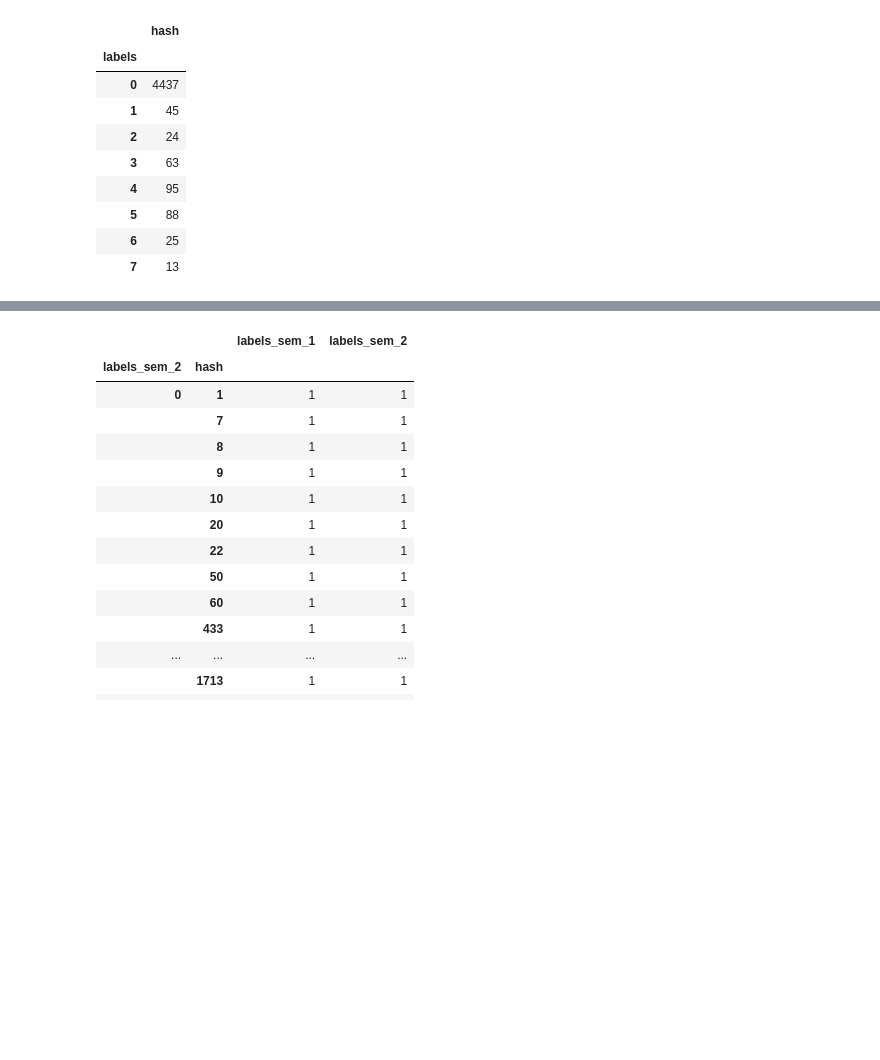
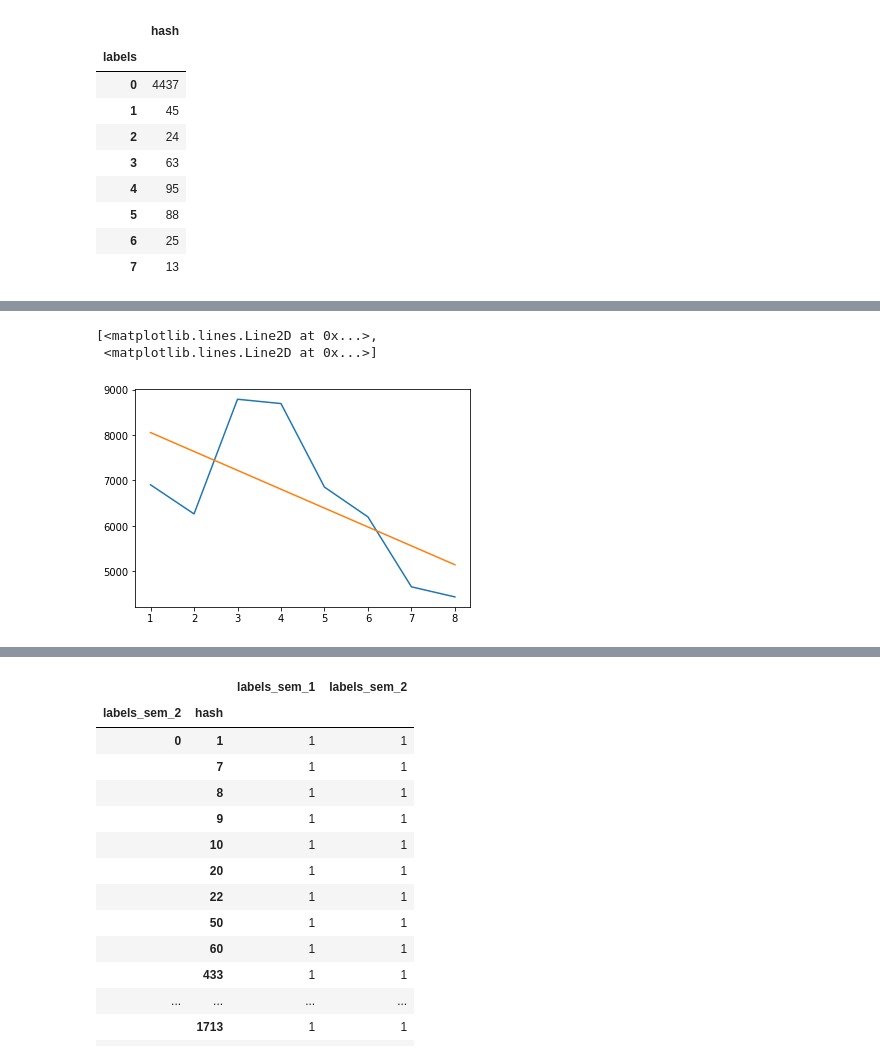
Before and after one commit to Maksimka9/clustering, a Jupyter notebook: main.ipynb, the cells around one changed output, grey strips where cells are left out. Saved outputs shown, nothing was run; the diff lists cells and outputs as text; code cells hidden in the pictures; blank space fills up the shorter version.

```diff
--- a/main.ipynb
+++ b/main.ipynb
@@ -414 +506,10 @@ plt.plot(list(dots_for_regression_df.iloc[0]))
+# %%
+first = list(dots_for_regression_df.iloc[0])
+second = [-415.404761904762*i + 8468.07142857143 for i in range(1, 9)]
+
+plt.plot(x, first, x, second)
+# %% [output]
+[<matplotlib.lines.Line2D at 0x...>,
+ <matplotlib.lines.Line2D at 0x...>]
+[figure, added]
 # %%
```
Also changed, not shown: parts of 15 cells of this notebook.
